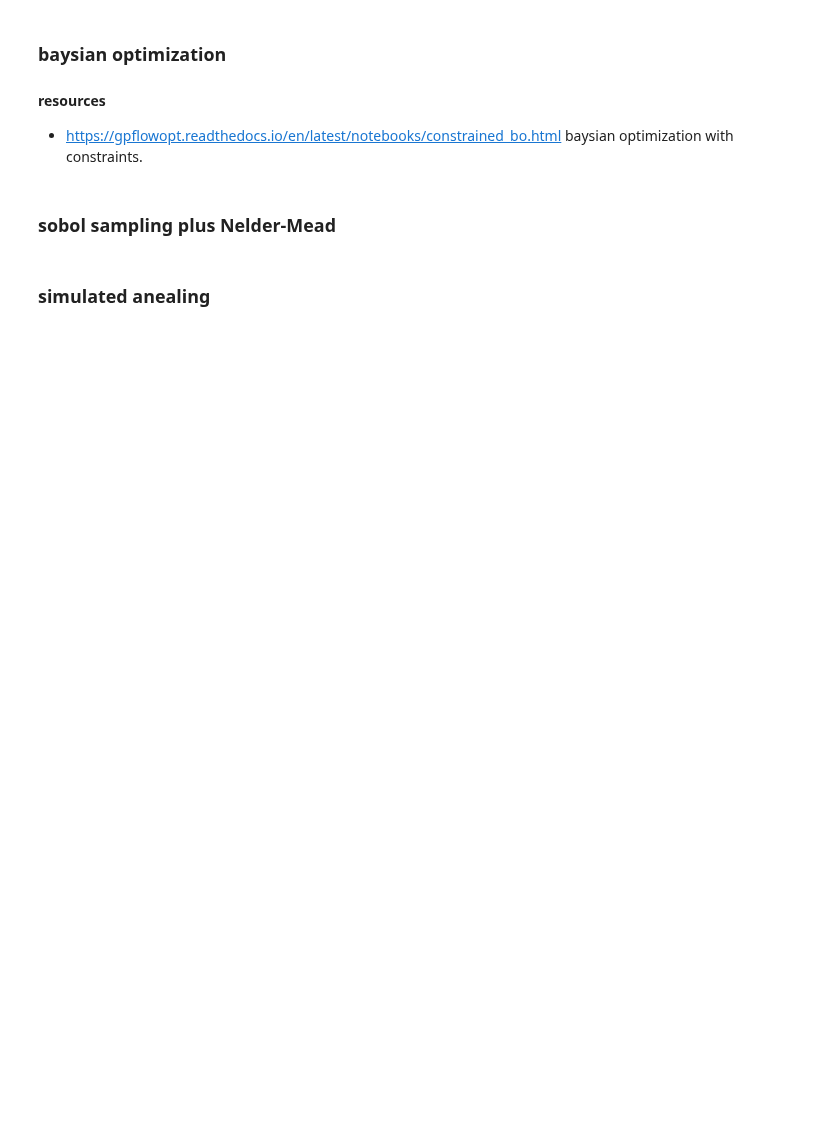
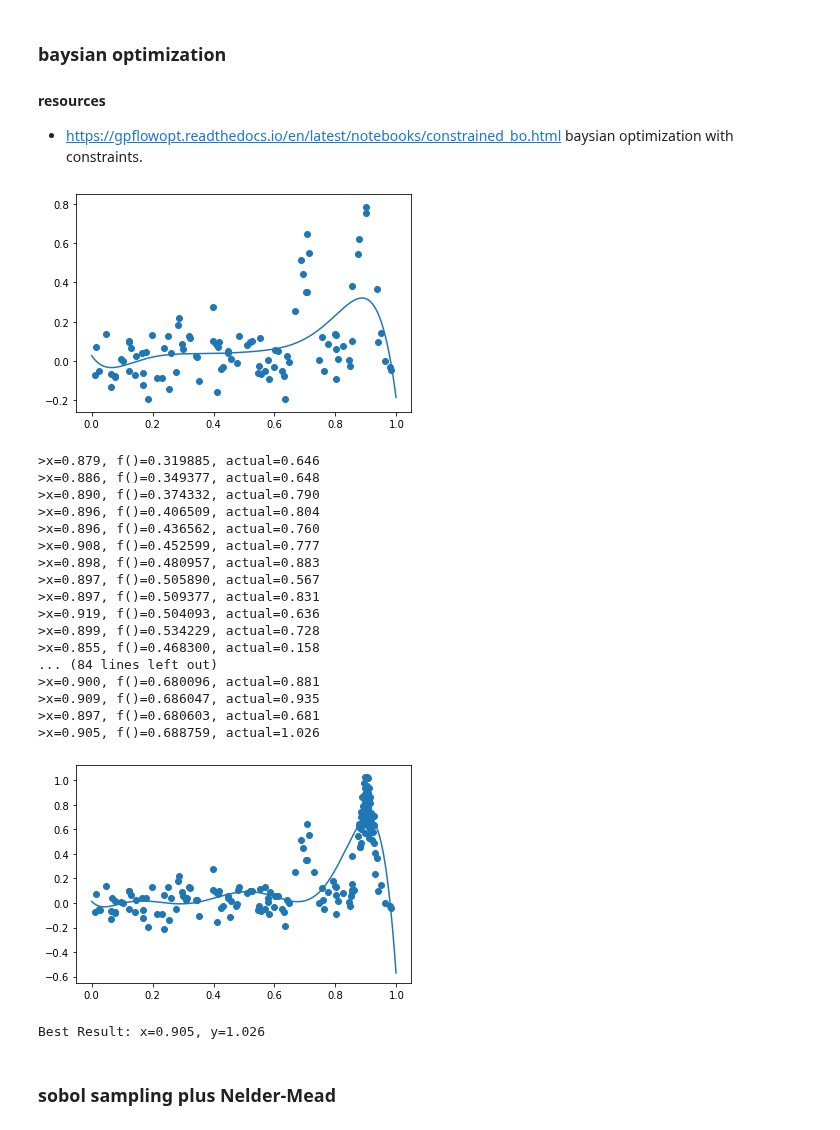
Before and after one commit to adawsonelli/NRI_Analyses, a Jupyter notebook: optimizers.ipynb, the cells around one changed output. Drawn from its saved outputs; the diff is of its cells as text; code cells hidden in the pictures; blank space fills up the shorter version.

```diff
--- a/optimizers.ipynb
+++ b/optimizers.ipynb
@@ -1,3 +3,43 @@
+# %%
+from scipy.interpolate import interp1d
+import plotly.graph_objs as go
+import numpy as np
+
+# objective function
+class testObjFxn:
+    def __init__(self):
+        self.X = np.linspace(0,1,1000)
+        self._y = np.asarray([self.objective(x) for x in self.X])
+        self.f =  interp1d(self.X, self._y,kind='cubic')
+
+    def objective(self,x, noise=0.1):
+        noise = np.random.normal(loc=0, scale=noise)
+        return (x**2 * np.sin(5 * np.pi * x)**6.0) + noise
+
+    def pltSampleHistory(self,x,fx):
+        n = len(x)
+
+        #x vs. f(x)
+        fig = go.Figure()
+        fig.add_scatter(mode="markers", marker = dict(color = np.linspace(0,1,n)),name="Sample")
+        fig.data[0]['x'] = x
+        fig.data[0]['y'] = fx
+        display(fig)
+
+
+        #n vs fx
+        fig2 = go.Figure()
+        fig2.add_scatter(x=np.arange(0,n,1),y=fx,name="Sample")
+        display(fig2)
+
+
+
+
+
+
+
+
+runTests = True
 # %% [markdown]
 ### baysian optimization
 
@@ -70,40 +110,59 @@ def plot(X, y, model):
     pyplot.show()
 
 
-if test:
+if runTests:
     # sample the domain sparsely with noise
     X = random(100)
     y = asarray([objective(x) for x in X])
     # reshape into rows and cols
     X = X.reshape(len(X), 1)
     y = y.reshape(len(y), 1)
     # define the model
     model = GaussianProcessRegressor()
     # fit the model
     model.fit(X, y)
     # plot before hand
     plot(X, y, model)
     # perform the optimization process
     for i in range(100):
         # select the next point to sample
         x = opt_acquisition(X, y, model)
         # sample the point
         actual = objective(x)
         # summarize the finding
         est, _ = surrogate(model, [[x]])
         print('>x=%.3f, f()=%3f, actual=%.3f' % (x, est, actual))
         # add the data to the dataset
         X = vstack((X, [[x]]))
         y = vstack((y, [[actual]]))
         # update the model
         model.fit(X, y)
 
     # plot all samples and the final surrogate function
     plot(X, y, model)
     # best result
     ix = argmax(y)
     print('Best Result: x=%.3f, y=%.3f' % (X[ix], y[ix]))
+# %% [output]
+[figure, added]
+>x=0.879, f()=0.319885, actual=0.646
+>x=0.886, f()=0.349377, actual=0.648
+>x=0.890, f()=0.374332, actual=0.790
+>x=0.896, f()=0.406509, actual=0.804
+>x=0.896, f()=0.436562, actual=0.760
+>x=0.908, f()=0.452599, actual=0.777
+>x=0.898, f()=0.480957, actual=0.883
+>x=0.897, f()=0.505890, actual=0.567
+>x=0.897, f()=0.509377, actual=0.831
+>x=0.919, f()=0.504093, actual=0.636
+>x=0.899, f()=0.534229, actual=0.728
+>x=0.855, f()=0.468300, actual=0.158
+... (84 lines left out)
+>x=0.900, f()=0.680096, actual=0.881
+>x=0.909, f()=0.686047, actual=0.935
+>x=0.897, f()=0.680603, actual=0.681
+>x=0.905, f()=0.688759, actual=1.026
+[figure, added]
+Best Result: x=0.905, y=1.026
 # %% [markdown]
 ### sobol sampling plus Nelder-Mead
-# %% [markdown]
-### simulated anealing
```
Also changed, not shown: parts of 4 cells of this notebook, 1 other file.
